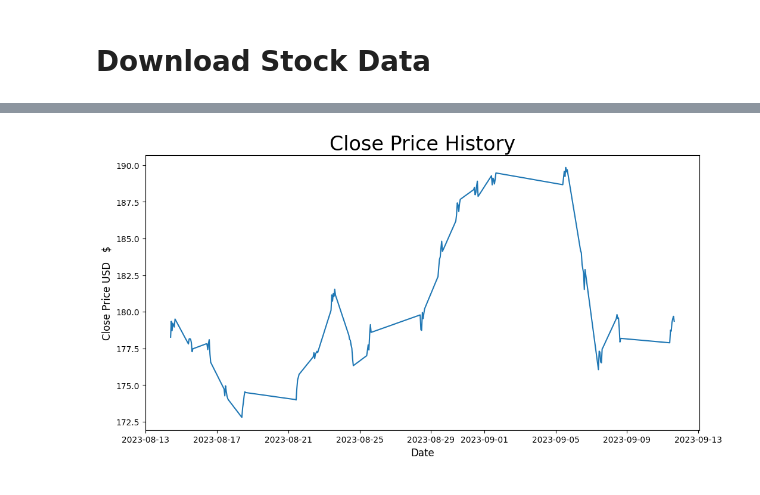
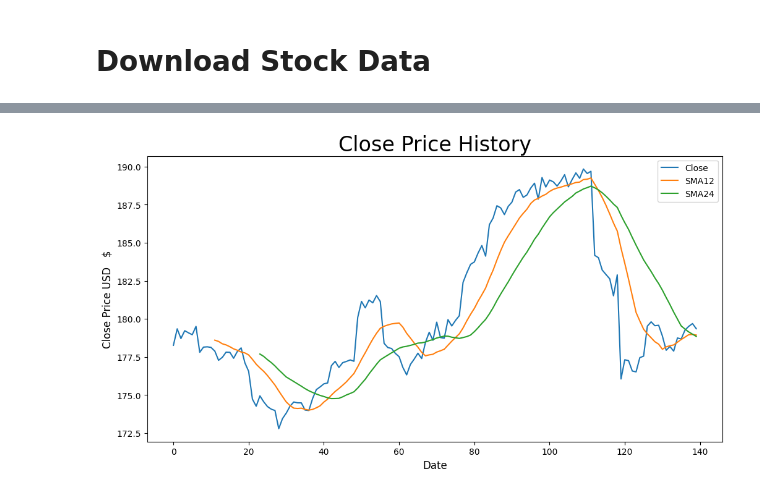
Before and after one commit to gossdante/news_sentiment, a Jupyter notebook: sentiment.ipynb, the cells around one changed output, grey strips where cells are left out. Cells and saved outputs as stored; diff of their text form; code cells hidden in the pictures.

```diff
--- a/sentiment.ipynb
+++ b/sentiment.ipynb
@@ -245,7 +247,16 @@ Name: Date, Length: 147, dtype: datetime64[ns, UTC]
 import yfinance as yf
 sdf=yf.download('aapl',start=startdate, interval="1h")
 sdf=sdf.reset_index()
-sdf['Datetime'] = sdf['Datetime'].dt.floor('H')
+sdf = sdf.rename(columns={'Datetime':'Date'})
+sdf['Date'] = sdf['Date'].dt.floor('H')
+# Subset just Date & Close
+sdf=sdf[['Date','Close']]
+# Simple moving averages
+#sdf['SMA12']= sdf['Close'].rolling(12).mean()
+#sdf['SMA24']= sdf['Close'].rolling(24).mean()
+#sdf['SMA48']= sdf['Close'].rolling(48).mean()
+
+
 sdf.head()
 # %% [output]
 [*********************100%***********************]  1 of 1 completed
@@ -258,11 +269,12 @@ sdf.head()
 # %%
 import matplotlib.pyplot as plt
 # Visualize the Closing price
 plt.figure(figsize=(12,6))# specifies size
 plt.title('Close Price History',fontsize=24)
-plt.plot(sdf[['Close']])
+plt.plot(sdf[['Close','SMA12','SMA24']])
 plt.xlabel('Date',fontsize=12)
 plt.ylabel('Close Price USD   $',fontsize=12)
+plt.legend(['Close','SMA12','SMA24'])
 plt.show()
 # %% [output]
-[figure, old version]
+[figure, new version]
```
Also changed, not shown: parts of 3 cells of this notebook.
